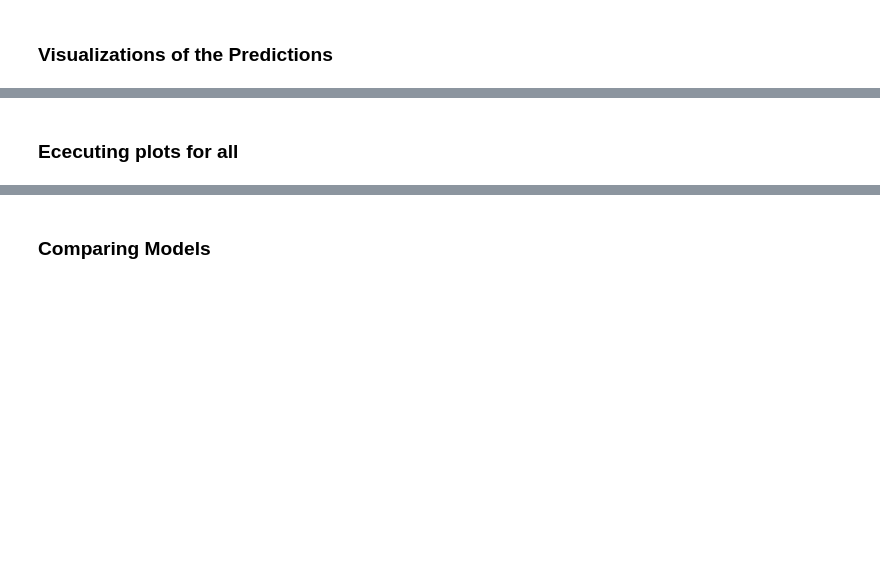
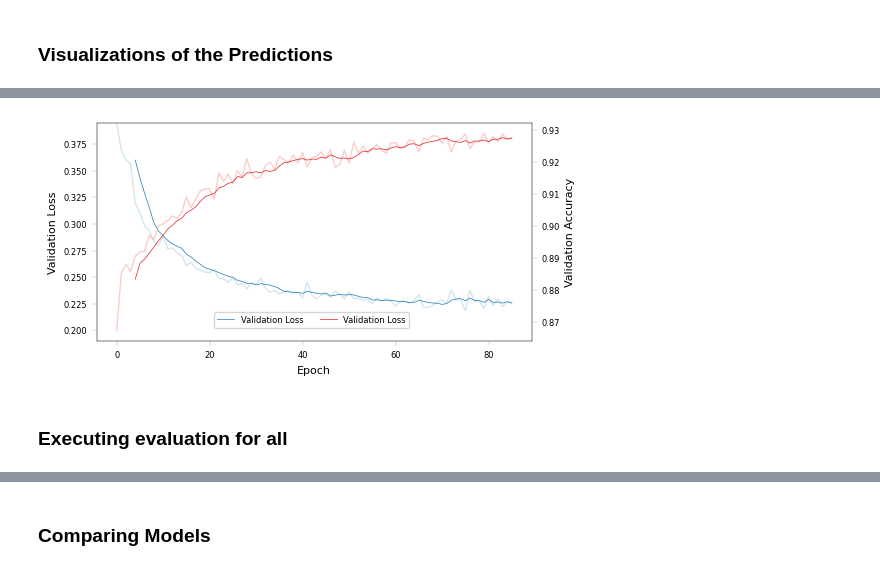
Before and after one commit to juliankraft/TermPaper2_RasterClassification, a Jupyter notebook: code/analysis/visualizations.ipynb, the cells around one changed output, grey strips where cells are left out. Cells and saved outputs as stored; diff of their text form; code cells hidden in the pictures; blank space fills up the shorter version.

```diff
--- a/code/analysis/visualizations.ipynb
+++ b/code/analysis/visualizations.ipynb
@@ -406,6 +389,13 @@ def plot_model_metrics(
     ax1.plot(validation_data['epoch'], validation_data[loss], color='#A6CEE3', label='', linewidth=1, alpha=0.5)
     # Plot smoothed valid_loss on the primary y-axis
     ax1.plot(epochs, smoothed_val_loss, color='#1F78B4', label=label[0], linewidth=0.5)
+
+
+    # Adjust y-axis limits for loss
+    loss_min = validation_data[loss].min()
+    loss_max = validation_data[loss].max()
+    ax1.set_ylim([loss_min * 0.87, loss_max * 1])
+
     ax1.set_xlabel('Epoch')
     ax1.set_ylabel(label[0])
     ax1.tick_params(axis='y')
@@ -422,7 +412,7 @@ def plot_model_metrics(
     # Combine legends from both axes
     lines_1, labels_1 = ax1.get_legend_handles_labels()
     lines_2, labels_2 = ax2.get_legend_handles_labels()
-    fig.legend(lines_1 + lines_2, labels_1 + labels_2, loc='lower center', bbox_to_anchor=(0.5, 0.18), ncol=2)
+    fig.legend(lines_1 + lines_2, labels_1 + labels_2, loc='lower center', bbox_to_anchor=(0.5, 0.2), ncol=2)
 
     fig.tight_layout()
 
@@ -693,5 +706,13 @@ def evaluate_all_models(run_path: str, save_path: str=None, show_plots: bool=Fal
+# %%
+save_path=paths['figure_output_path'] / 'best_model_training_metrics.pdf'
+best_model_loss = plot_model_metrics(model_dict=best_model, window_size=5, image_size_cm=[14, 7])
+
+best_model_loss.savefig(save_path, bbox_inches='tight')
+plt.show()
+# %% [output]
+[figure, added]
 # %% [markdown]
-### Ececuting plots for all
+### Executing evaluation for all
 # %%
 # out_path = paths['project_path'] / 'evaluation' / 'eval_v2'
 # run_path = paths['output_path'] / "final_models"
```
Also changed, not shown: parts of 16 cells of this notebook, 7 other files.
